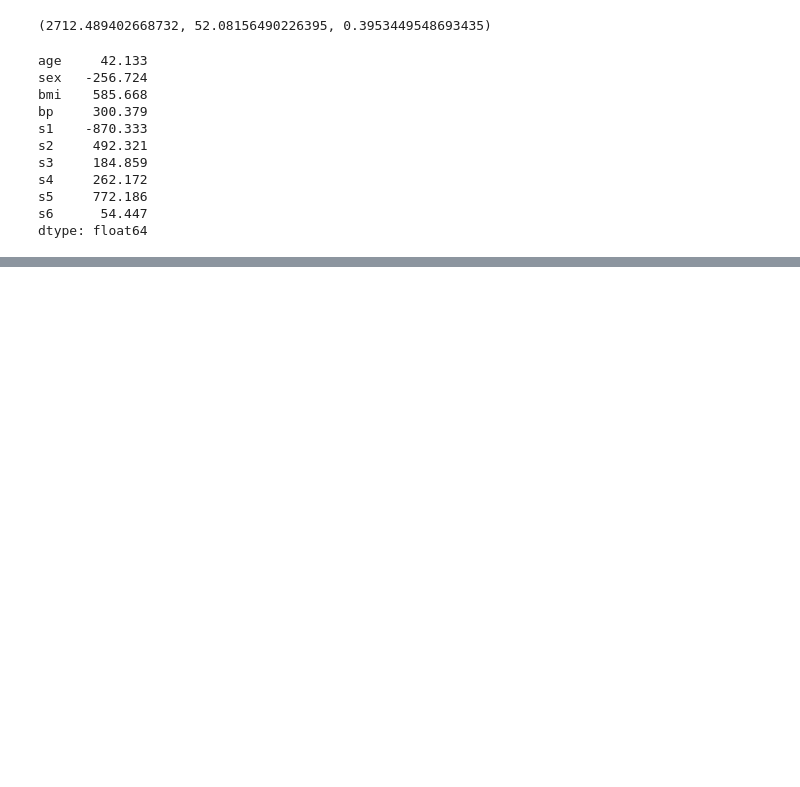
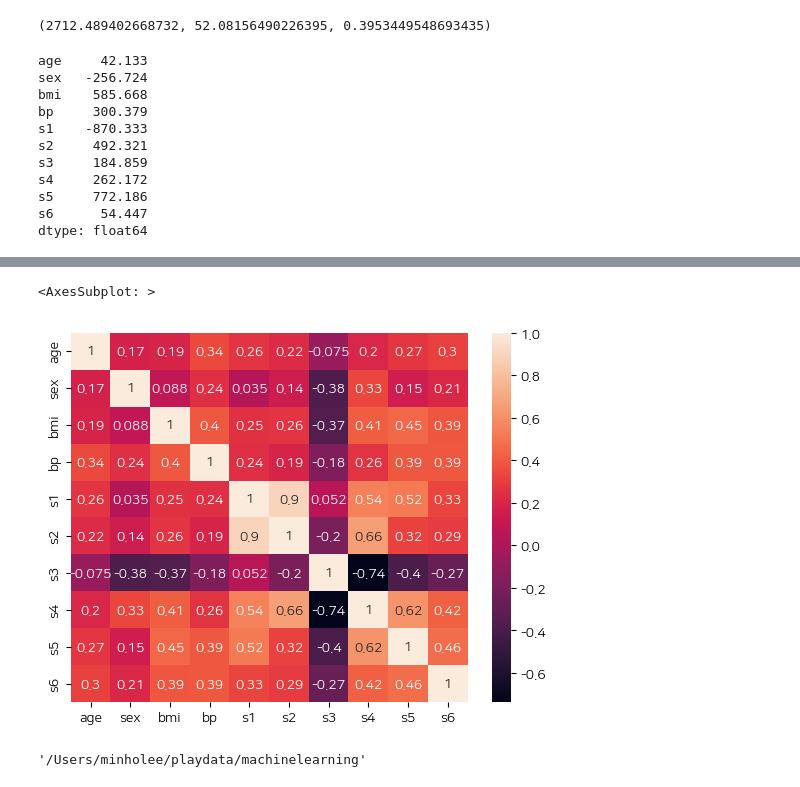
Before and after one commit to malcano/Data_Engineering_20, a Jupyter notebook: machinelearning/03ML.ipynb, the cells around one changed output, grey strips where cells are left out. Cells and saved outputs as stored; diff of their text form; code cells hidden in the pictures; blank space fills up the shorter version.

```diff
--- a/machinelearning/03ML.ipynb
+++ b/machinelearning/03ML.ipynb
@@ -90,0 +105,6 @@ dtype: float64
+# %%
+#씨본은 데이터 프레임과 관련 깊음
+sns.heatmap(corr_df, annot=True)
+# %% [output]
+<AxesSubplot: >
+[figure, added]
@@ -90,0 +114,6 @@ dtype: float64
+# %%
+# 캘리포니아 주택 가격
+import os
+os.getcwd()
+# %% [output]
+'/Users/minholee/playdata/machinelearning'
```
Also changed, not shown: parts of 36 cells of this notebook.
